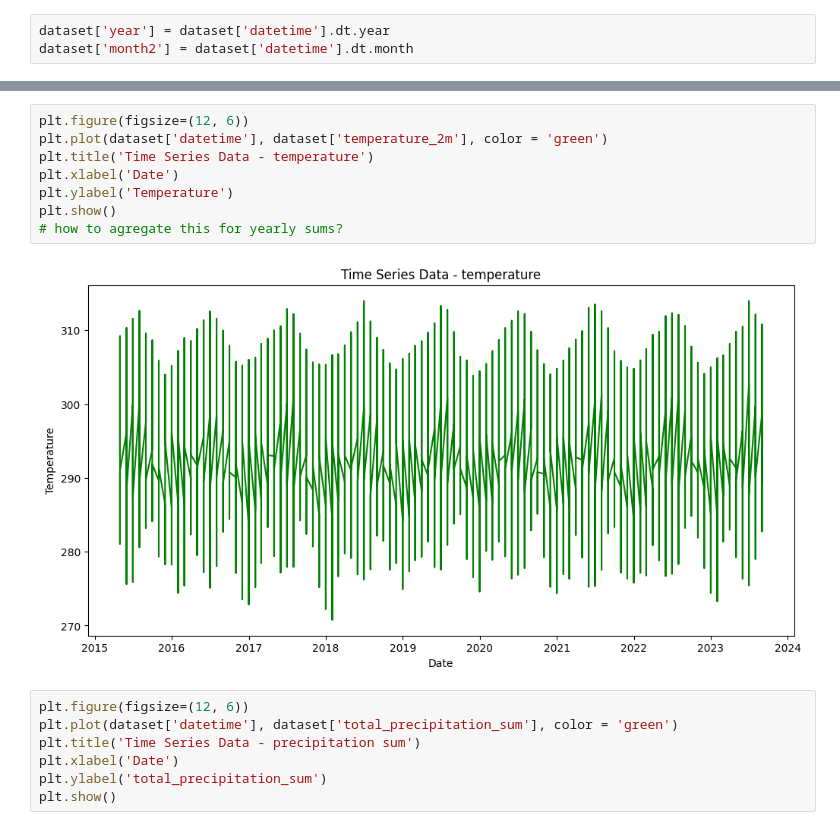
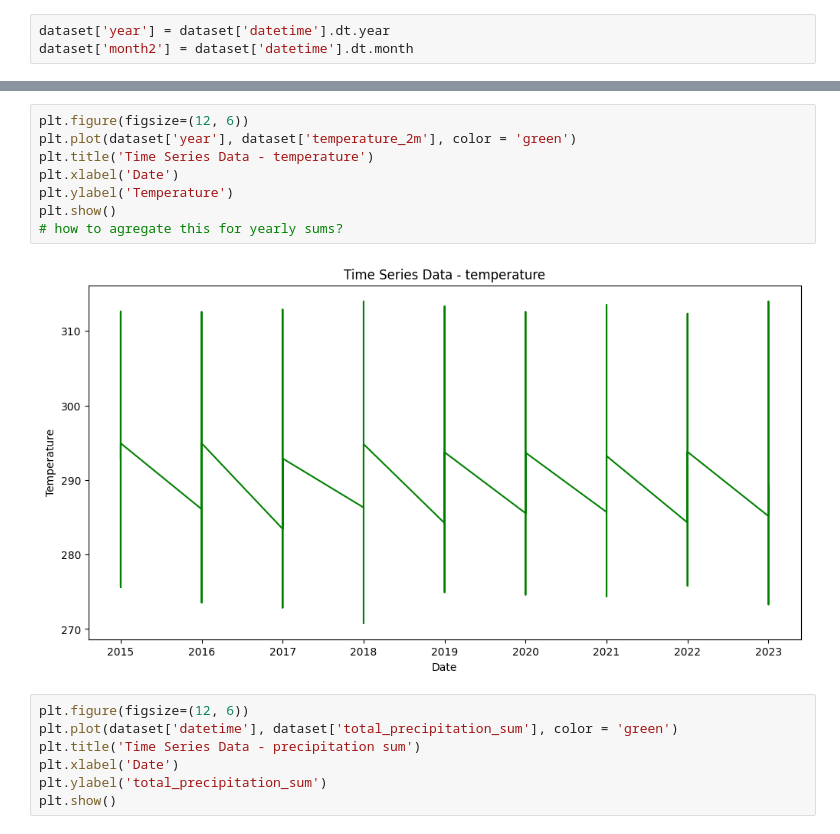
Before and after one commit to RoyZhaoGA/DroughtForecastAI, a Jupyter notebook: DroughtPrediction.ipynb, the cells around one changed output, grey strips where cells are left out. Drawn from its saved outputs; the diff is of its cells as text.

```diff
--- a/DroughtPrediction.ipynb
+++ b/DroughtPrediction.ipynb
@@ -181,14 +181,14 @@ dataset
 1343574 rows × 26 columns
 # %%
 plt.figure(figsize=(12, 6))
-plt.plot(dataset['datetime'], dataset['temperature_2m'], color = 'green')
+plt.plot(dataset['year'], dataset['temperature_2m'], color = 'green')
 plt.title('Time Series Data - temperature')
 plt.xlabel('Date')
 plt.ylabel('Temperature')
 plt.show()
 # how to agregate this for yearly sums?
 # %% [output]
-[figure, old version]
+[figure, new version]
 # %%
 plt.figure(figsize=(12, 6))
 plt.plot(dataset['datetime'], dataset['total_precipitation_sum'], color = 'green')
```
Also changed, not shown: parts of 20 cells of this notebook.
